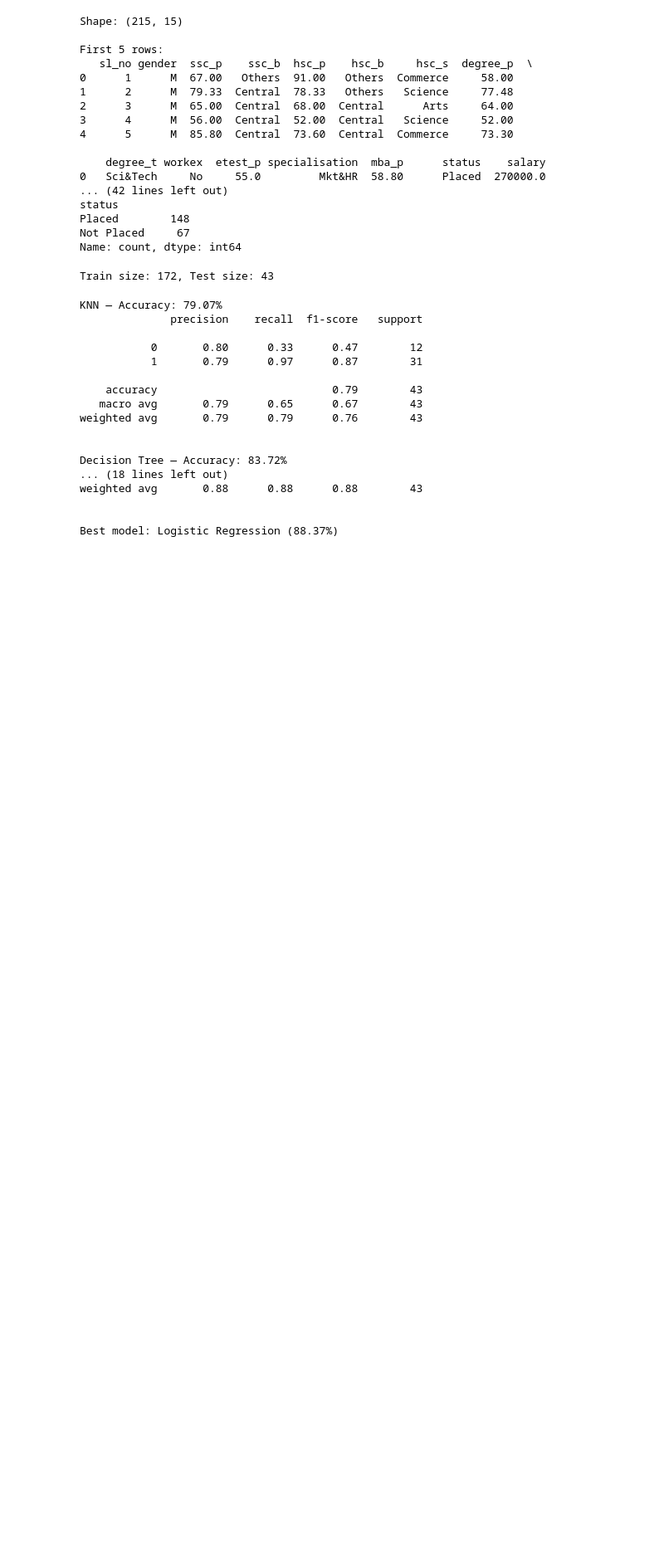
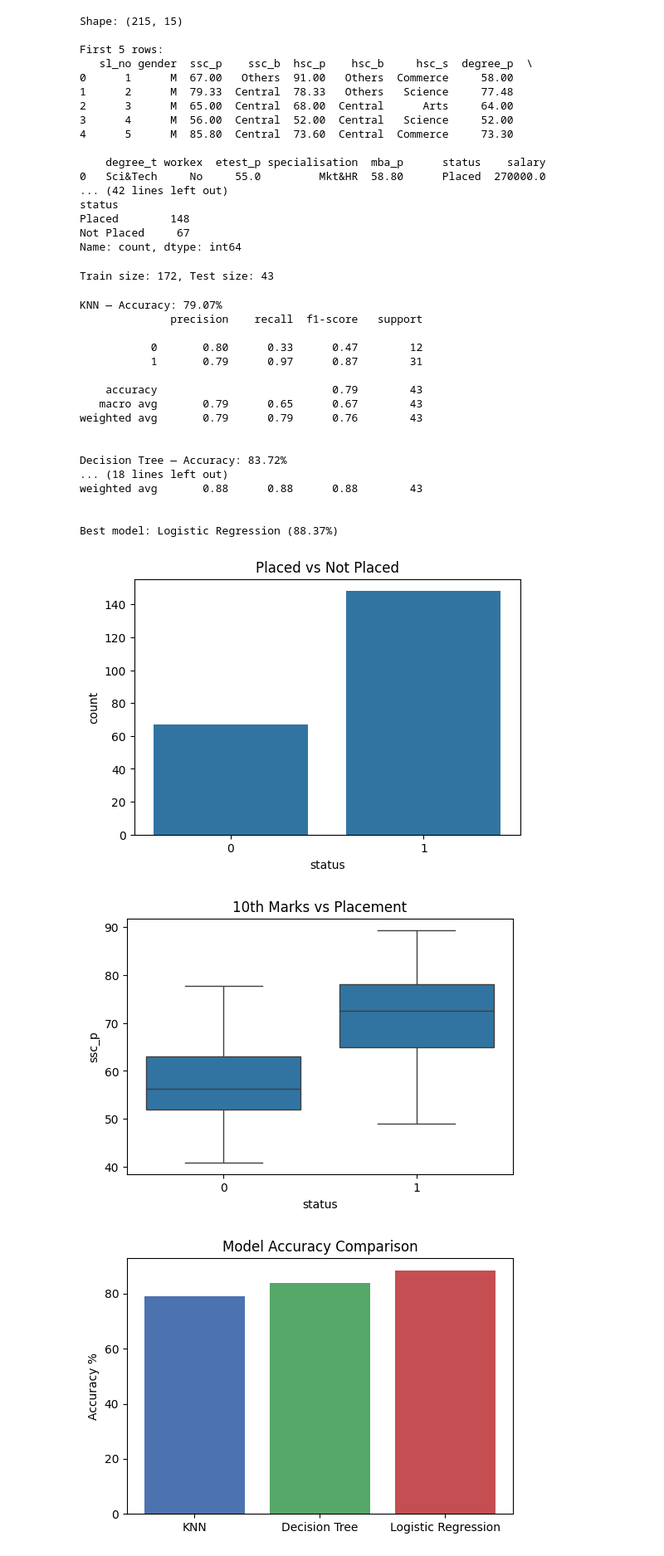
Before and after one commit to darkmonnzz/student-placement-predictor, a Jupyter notebook: placement_pred.ipynb, the cells around one changed output. Shown at 83% size. Saved outputs shown, nothing was run; the diff lists cells and outputs as text; code cells hidden in the pictures; blank space fills up the shorter version.

```diff
--- a/placement_pred.ipynb
+++ b/placement_pred.ipynb
@@ -107,3 +107,34 @@ weighted avg       0.88      0.88      0.88        43
 
 
 Best model: Logistic Regression (88.37%)
+# %%
+import matplotlib.pyplot as plt
+import seaborn as sns
+
+# Plot 1 - Placement count
+plt.figure(figsize=(6,4))
+sns.countplot(x='status', data=df)
+plt.title('Placed vs Not Placed')
+plt.savefig('placement_count.png')
+plt.show()
+
+# Plot 2 - CGPA vs Placement
+plt.figure(figsize=(6,4))
+sns.boxplot(x='status', y='ssc_p', data=df)
+plt.title('10th Marks vs Placement')
+plt.savefig('marks_vs_placement.png')
+plt.show()
+
+# Plot 3 - Model accuracy comparison
+plt.figure(figsize=(6,4))
+plt.bar(results.keys(), results.values(), color=['#4C72B0','#55A868','#C44E52'])
+plt.title('Model Accuracy Comparison')
+plt.ylabel('Accuracy %')
+plt.savefig('model_comparison.png')
+plt.show()
+
+print("All plots saved!")
+# %% [output]
+[figure, added]
+[figure, added]
+[figure, added]
```
Also changed, not shown: parts of 1 cell of this notebook.
